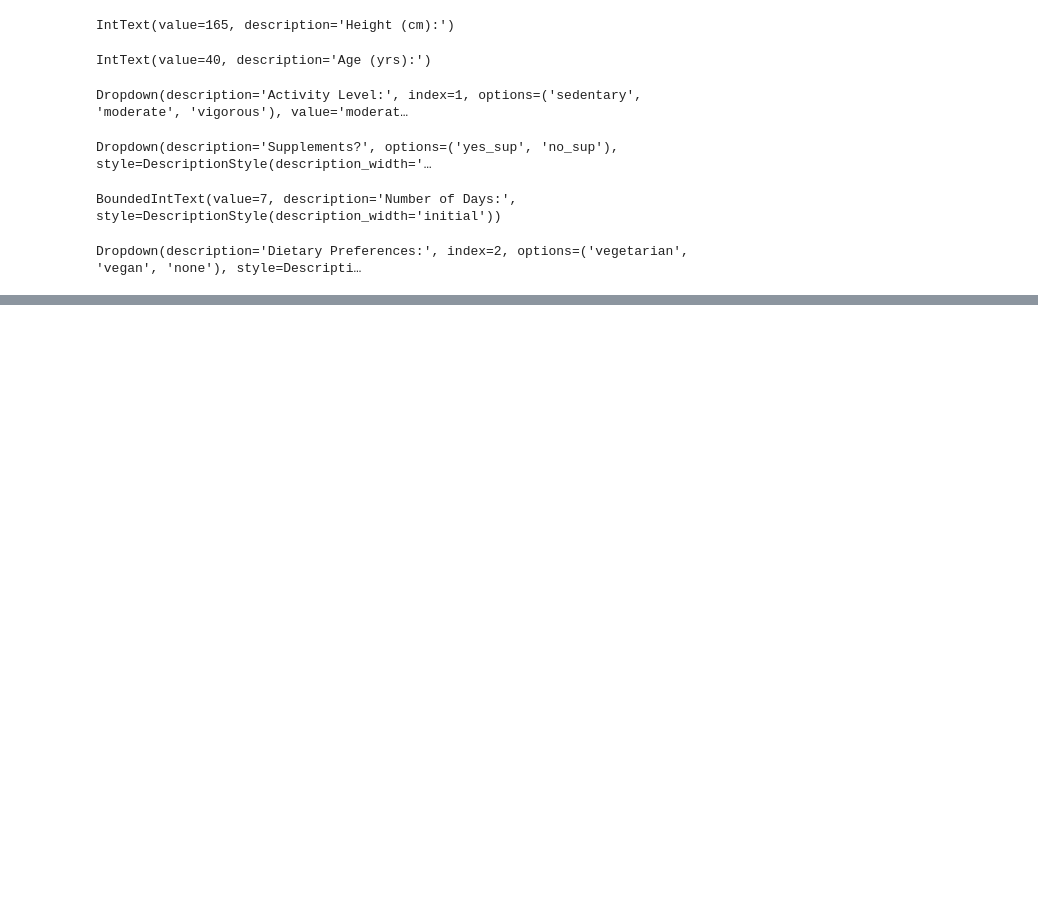
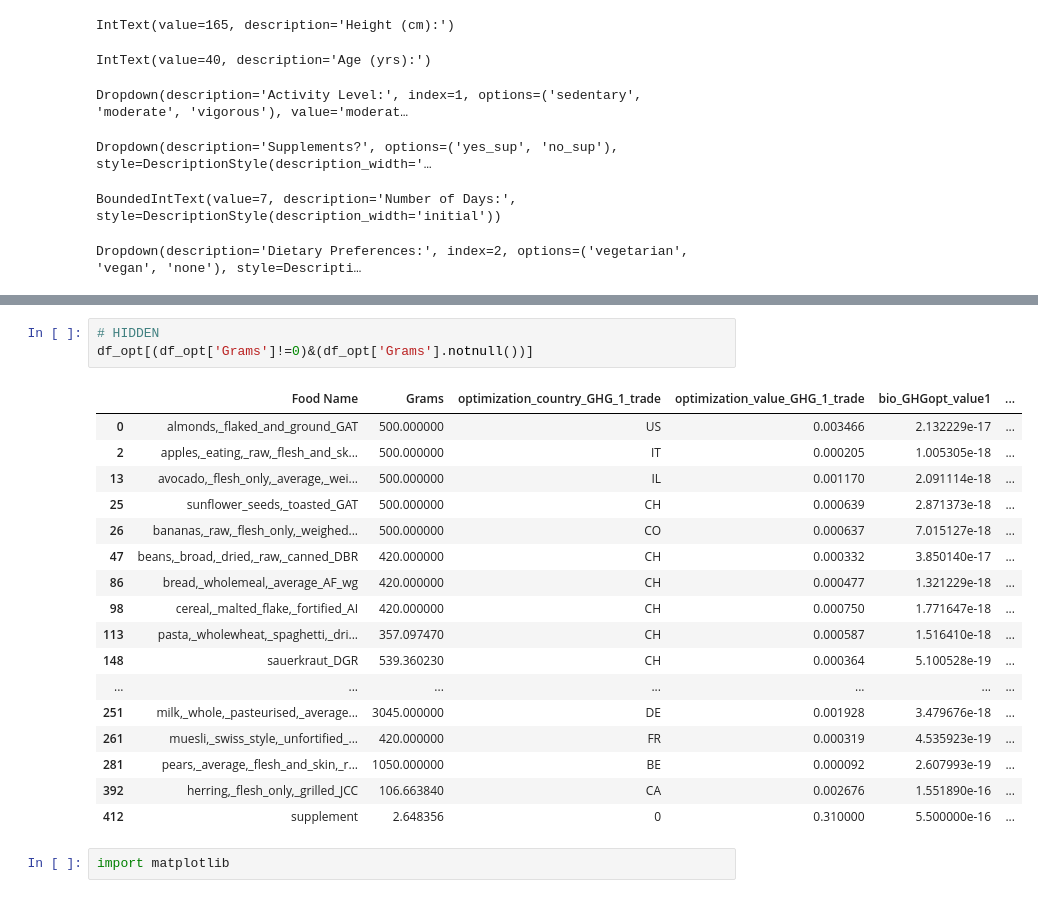
Before and after one commit to clw208/nb1, a Jupyter notebook: User_test.ipynb, the cells around one changed output, grey strips where cells are left out. Drawn from its saved outputs; the diff is of its cells as text; blank space fills up the shorter version.

```diff
--- a/User_test.ipynb
+++ b/User_test.ipynb
@@ -360,0 +225,23 @@ selectedfoods
+# %%
+# HIDDEN
+df_opt[(df_opt['Grams']!=0)&(df_opt['Grams'].notnull())]
+# %% [output]
+|  | Food Name | Grams | optimization_country_GHG_1_trade | optimization_value_GHG_1_trade | bio_GHGopt_value1 | ... |
+| 0 | almonds,_flaked_and_ground_GAT | 500.000000 | US | 0.003466 | 2.132229e-17 | ... |
+| 2 | apples,_eating,_raw,_flesh_and_sk... | 500.000000 | IT | 0.000205 | 1.005305e-18 | ... |
+| 13 | avocado,_flesh_only,_average,_wei... | 500.000000 | IL | 0.001170 | 2.091114e-18 | ... |
+| 25 | sunflower_seeds,_toasted_GAT | 500.000000 | CH | 0.000639 | 2.871373e-18 | ... |
+| 26 | bananas,_raw,_flesh_only,_weighed... | 500.000000 | CO | 0.000637 | 7.015127e-18 | ... |
+| 47 | beans,_broad,_dried,_raw,_canned_DBR | 420.000000 | CH | 0.000332 | 3.850140e-17 | ... |
+| 86 | bread,_wholemeal,_average_AF_wg | 420.000000 | CH | 0.000477 | 1.321229e-18 | ... |
+| 98 | cereal,_malted_flake,_fortified_AI | 420.000000 | CH | 0.000750 | 1.771647e-18 | ... |
+| 113 | pasta,_wholewheat,_spaghetti,_dri... | 357.097470 | CH | 0.000587 | 1.516410e-18 | ... |
+| 148 | sauerkraut_DGR | 539.360230 | CH | 0.000364 | 5.100528e-19 | ... |
+| ... | ... | ... | ... | ... | ... | ... |
+| 251 | milk,_whole,_pasteurised,_average... | 3045.000000 | DE | 0.001928 | 3.479676e-18 | ... |
+| 261 | muesli,_swiss_style,_unfortified_... | 420.000000 | FR | 0.000319 | 4.535923e-19 | ... |
+| 281 | pears,_average,_flesh_and_skin,_r... | 1050.000000 | BE | 0.000092 | 2.607993e-19 | ... |
+| 392 | herring,_flesh_only,_grilled_JCC | 106.663840 | CA | 0.002676 | 1.551890e-16 | ... |
+| 412 | supplement | 2.648356 | 0 | 0.310000 | 5.500000e-16 | ... |
+# %%
+import matplotlib
```
Also changed, not shown: parts of 56 cells of this notebook, 3 other files.
